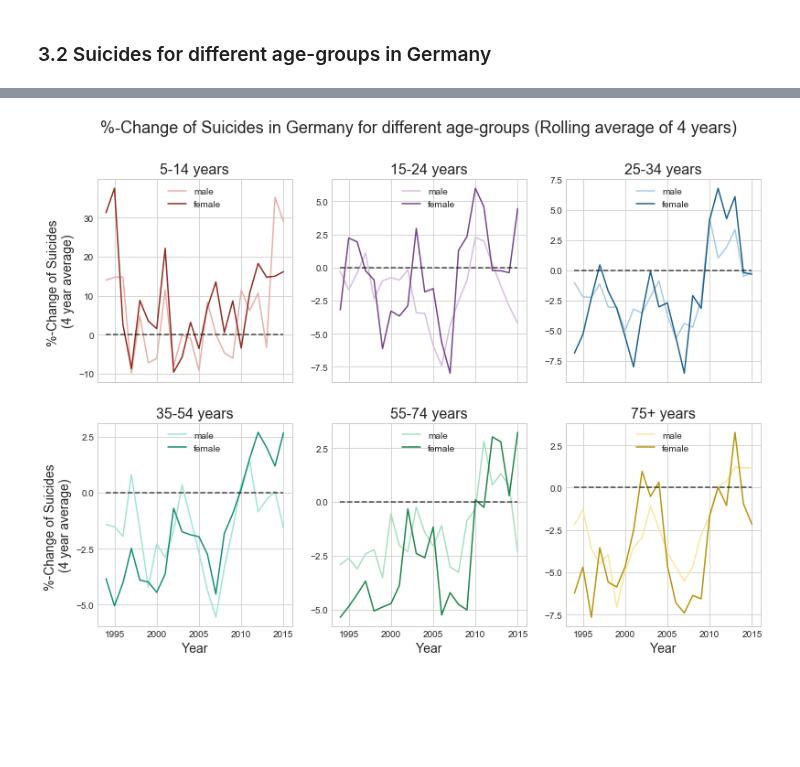
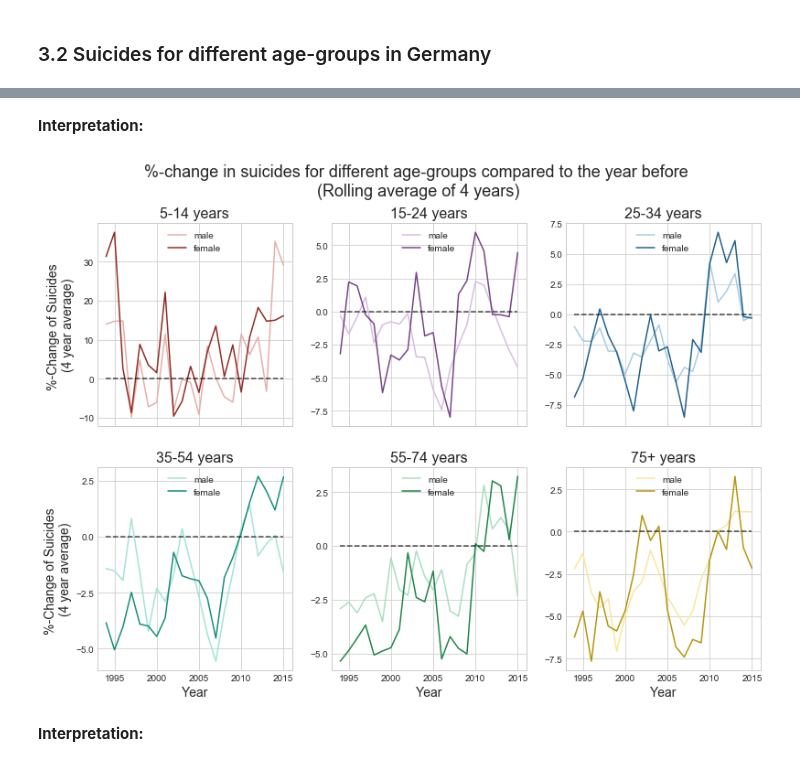
Before and after one commit to Overflowed10/Data-Analysis, a Jupyter notebook: Data Analysis - Suicides.ipynb, the cells around one changed output, grey strips where cells are left out. Cells and saved outputs as stored; diff of their text form; code cells hidden in the pictures; blank space fills up the shorter version.

```diff
--- a/Data Analysis - Suicides.ipynb
+++ b/Data Analysis - Suicides.ipynb
@@ -265,9 +320,10 @@ for num, age_group in enumerate(age_groups):
     if num > 2:
         ax[num].set_xlabel("Year", fontdict={"fontsize": 14})
     if num % 3 ==0:
-        ax[num].set_ylabel("Suicides/100k pop", fontdict={"fontsize": 14})
+        ax[num].set_ylabel("Suicides/100k capita", fontdict={"fontsize": 14})
     ax[num].legend(["male", "female"])
     ax[num].set_yticks(ticks=np.linspace(0,np.maximum(male_df, female_df).max(),7))
 
+plt.suptitle(f"Suicide trend for different age-groups between {y_min} and {y_max}", fontsize=18)
 plt.show()
 # %% [output]
@@ -274,0 +335,28 @@ plt.show()
+# %%
+fig, ax = plt.subplots(2,3, figsize=(13,9), sharex=True)
+ax = ax.flatten()
+
+for num, age_group in enumerate(age_groups):
+
+    condition    = (df["age"]==age_group)&(df["country"]=="Germany")
+    group_df     = df.loc[condition, ["suicides/100k pop", "sex", "year"]]
+
+    male_df      = group_df.loc[group_df.sex=="male", "suicides/100k pop"]
+    female_df    = group_df.loc[group_df.sex=="female", "suicides/100k pop"]
+
+    y_min, y_max = group_df.year.min(), group_df.year.max()
+    timespan     = np.arange(y_min, y_max+1)
+
+    ax[num].plot(timespan, ((male_df/male_df.iloc[0]-1)*100), color=col[age_group]["m"])
+    ax[num].plot(timespan, ((female_df/female_df.iloc[0]-1)*100), color=col[age_group]["f"])
+
+    ax[num].set_title(age_group, fontdict={"fontsize": 16})
+    if num > 2:
+        ax[num].set_xlabel("Year", fontdict={"fontsize": 14})
+    if num % 3 ==0:
+        ax[num].set_ylabel(f"%-Change of Suicides\n compared to {y_min}", fontdict={"fontsize": 14})
+
+    ax[num].legend(["male", "female"], loc="upper right")
+
+fig.suptitle(f"%-change in suicides for different age-groups compared to 1990", fontsize=18)
+plt.show()
@@ -275,3 +365,5 @@ plt.show()
+# %% [markdown]
+<b>Interpretation:</b>
 # %%
 fig, ax = plt.subplots(2,3, figsize=(13,9), sharex=True)
 ax = ax.flatten()
@@ -279,32 +371,34 @@ ax = ax.flatten()
 ROLL_NUM = 4
 
 
 for num, age_group in enumerate(age_groups):
 
     condition = (df["age"]==age_group)&(df["country"]=="Germany")
     group_df = df.loc[condition, ["suicides/100k pop", "sex", "year"]]
 
     male_df = group_df.loc[group_df.sex=="male", "suicides/100k pop"]
     female_df = group_df.loc[group_df.sex=="female", "suicides/100k pop"]
 
     y_min, y_max = group_df.year.min(), group_df.year.max()
     timespan = np.arange(y_min, y_max+1)
 
     ax[num].plot(timespan, ((male_df/male_df.shift(1)-1)*100).rolling(ROLL_NUM).mean(), color=col[age_group]["m"])
     ax[num].plot(timespan, ((female_df/female_df.shift(1)-1)*100).rolling(ROLL_NUM).mean(), color=col[age_group]["f"])
 
     ax[num].set_title(age_group, fontdict={"fontsize": 16})
     if num > 2:
         ax[num].set_xlabel("Year", fontdict={"fontsize": 14})
     if num % 3 ==0:
         ax[num].set_ylabel(f"%-Change of Suicides \n({ROLL_NUM} year average)", fontdict={"fontsize": 14})
     if num > 0:
         ax[num].set_yticks(np.linspace(-10, 10, 9))
     ax[num].legend(["male", "female"], loc=9)
 
     ax[num].plot([y_min+ROLL_NUM, y_max], [0,0], linestyle="--", color="k", alpha=0.7)
 
-fig.suptitle(f"%-Change of Suicides in Germany for different age-groups (Rolling average of {ROLL_NUM} years)", fontsize=18)
+fig.suptitle(f"%-change in suicides for different age-groups compared to the year before \n(Rolling average of {ROLL_NUM} years)", fontsize=18)
 plt.show()
 # %% [output]
-[figure, old version]
+[figure, new version]
+# %% [markdown]
+<b>Interpretation:</b>
```
Also changed, not shown: parts of 19 cells of this notebook.
